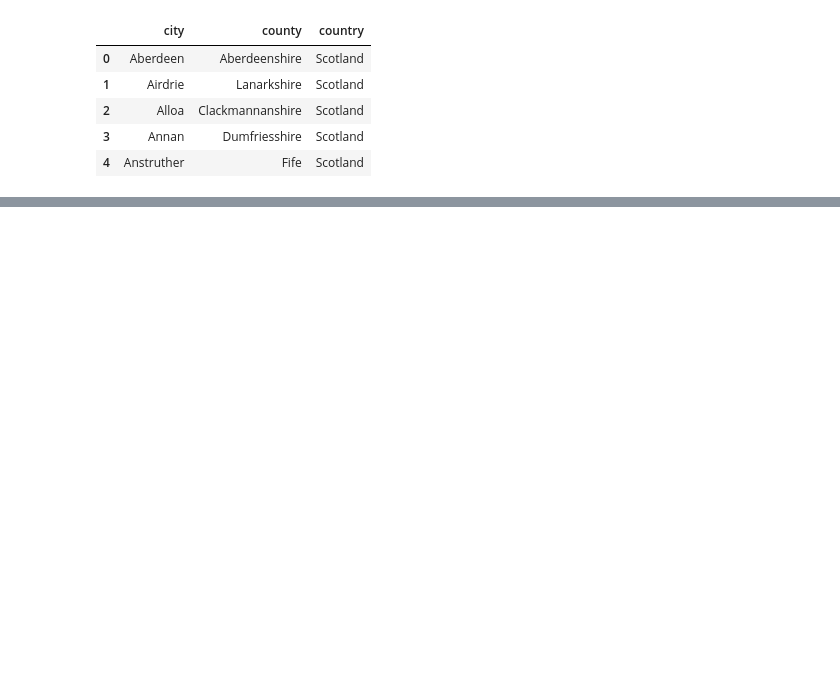
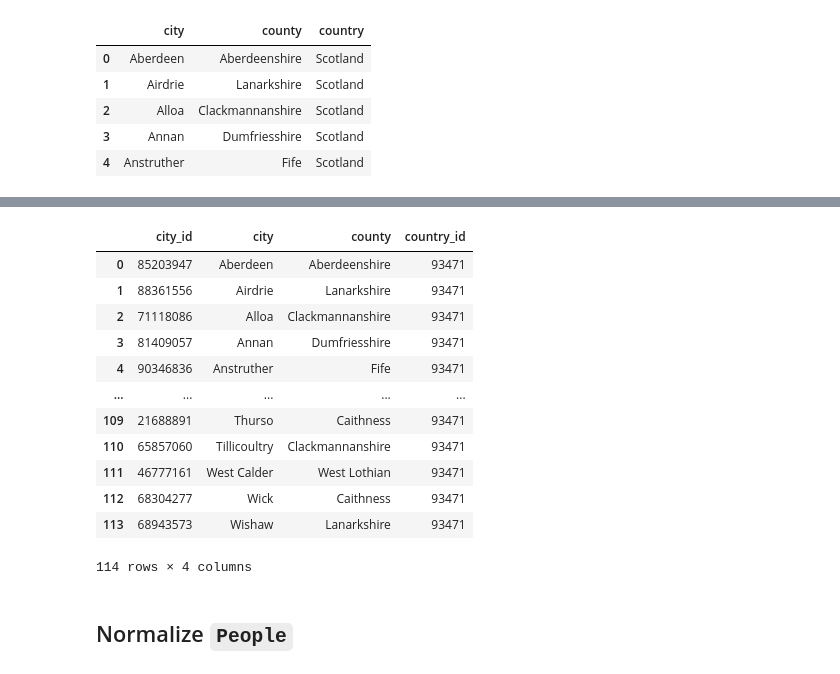
Before and after one commit to jonokellermann/recruitment-test-data-engineering, a Jupyter notebook: data/eda.ipynb, the cells around one changed output, grey strips where cells are left out. Cells and saved outputs as stored; diff of their text form; code cells hidden in the pictures; blank space fills up the shorter version.

```diff
--- a/data/eda.ipynb
+++ b/data/eda.ipynb
@@ -52,0 +127,4 @@ dtype: int64
+# %%
+country_pdf['country_id'] = country_pdf['country'].apply(lambda x:assign_unique_id(x, 5))
+country_pdf = country_pdf[['country_id', 'country']]
+country_pdf
@@ -52,0 +137,3 @@ dtype: int64
+# %%
+city_pdf = places.copy().drop_duplicates()
+city_pdf.head()
@@ -52,0 +160,3 @@ dtype: int64
+# %%
+city_pdf['city_id'] = city_pdf['city'].apply(lambda x : assign_unique_id(x, 8))
+city_pdf.head()
@@ -52,0 +170,21 @@ dtype: int64
+# %%
+# Get country id from 'country' table
+city_pdf = city_pdf.merge(country_pdf, how = 'left', left_on = 'country', right_on = 'country')
+city_pdf = city_pdf[['city_id', 'city', 'county', 'country_id']]
+city_pdf
+# %% [output]
+|  | city_id | city | county | country_id |
+| 0 | 85203947 | Aberdeen | Aberdeenshire | 93471 |
+| 1 | 88361556 | Airdrie | Lanarkshire | 93471 |
+| 2 | 71118086 | Alloa | Clackmannanshire | 93471 |
+| 3 | 81409057 | Annan | Dumfriesshire | 93471 |
+| 4 | 90346836 | Anstruther | Fife | 93471 |
+| ... | ... | ... | ... | ... |
+| 109 | 21688891 | Thurso | Caithness | 93471 |
+| 110 | 65857060 | Tillicoultry | Clackmannanshire | 93471 |
+| 111 | 46777161 | West Calder | West Lothian | 93471 |
+| 112 | 68304277 | Wick | Caithness | 93471 |
+| 113 | 68943573 | Wishaw | Lanarkshire | 93471 |
+114 rows × 4 columns
+# %% [markdown]
+## Normalize `People`
```
Also changed, not shown: parts of 32 cells of this notebook, 11 other files.
